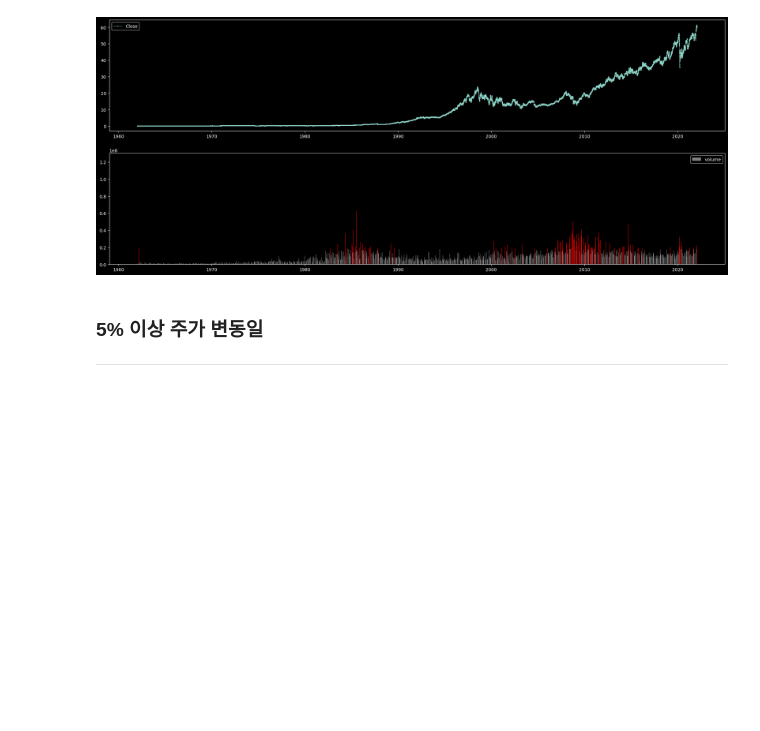
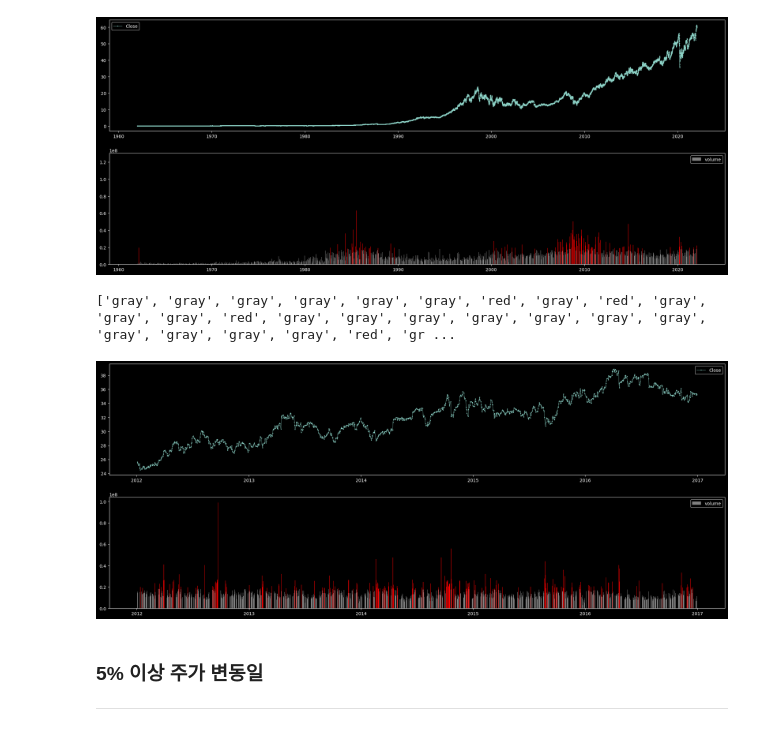
Before and after one commit to eunzzae/Study_DS, a Jupyter notebook: 11)_코카콜라_주가_예측.ipynb, the cells around one changed output. Drawn from its saved outputs; the diff is of its cells as text; code cells hidden in the pictures; blank space fills up the shorter version.

```diff
--- a/11)_코카콜라_주가_예측.ipynb
+++ b/11)_코카콜라_주가_예측.ipynb
@@ -358,3 +372,5 @@ df[(df['Volume_issue']==1)&(df['rate_issue']==1)]
+# %%
+df_eda = df[(df['Date'] > '2012-01-01') & (df['Date'] < '2016-12-31')]
 # %% [markdown]
 ### 거래량 이슈 일
 ---
@@ -378,6 +394,26 @@ plt.bar(df['Date'], df['Volume'], label='volume', color=colors);
 plt.legend();
 # %% [output]
 [figure]
+# %%
+# 거래량 이슈일 그래프로 표현하기 위해 색상 데이터 생성
+df_eda['vol_color']=np.where(df_eda['Volume_issue']==1, 'red', 'gray')
+colors=list(df_eda['vol_color'])
+print(colors)
+# %% [output]
+['gray', 'gray', 'gray', 'gray', 'gray', 'gray', 'red', 'gray', 'red', 'gray', 'gray', 'gray', 'red', 'gray', 'gray', 'gray', 'gray', 'gray', 'gray', 'gray', 'gray', 'gray', 'gray', 'gray', 'red', 'gr ...
+# %%
+# 주가 Trend와 거래량 이슈 그래프 동시 표현
+plt.figure(figsize=(25,10))
+
+plt.subplot(2, 1, 1);
+plt.plot(df_eda['Date'], df_eda['Close'], 'o-', ms=1, lw=0.5, label='Close');
+plt.legend();
+
+plt.subplot(2, 1, 2);
+plt.bar(df_eda['Date'], df_eda['Volume'], label='volume', color=colors);
+plt.legend();
+# %% [output]
+[figure, added]
 # %% [markdown]
 ### 5% 이상 주가 변동일
 ---
```
Also changed, not shown: parts of 17 cells of this notebook.
